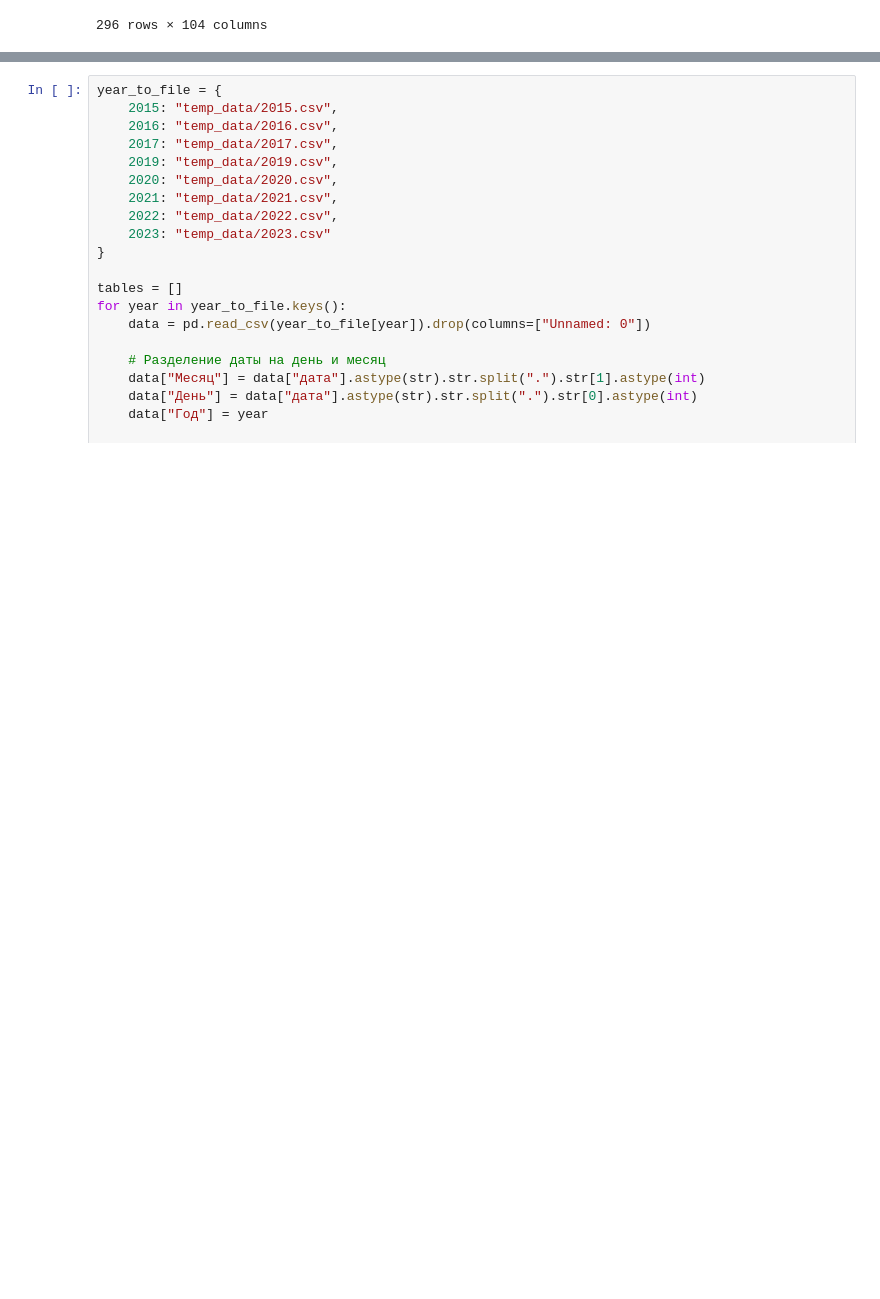
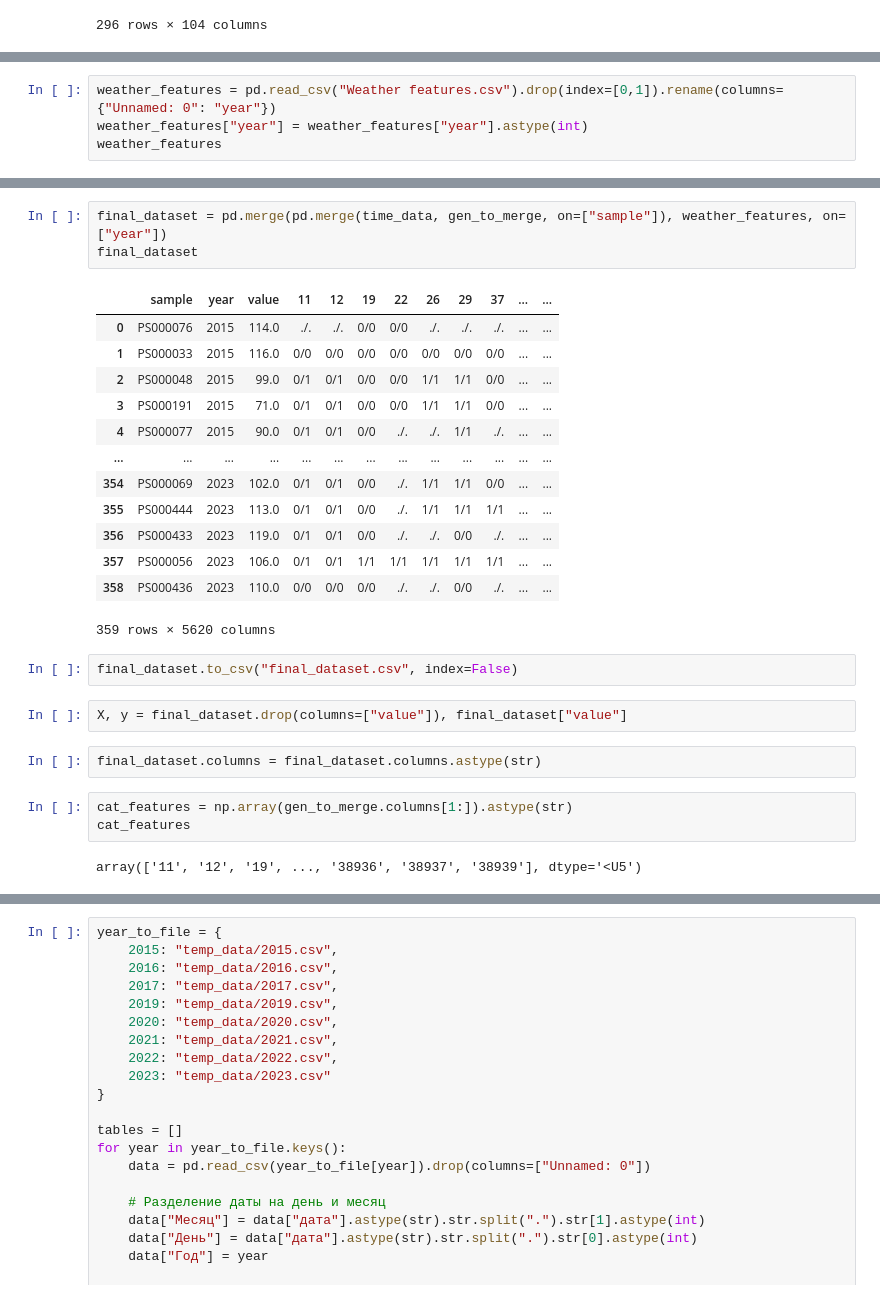
Before and after one commit to eMasov/AgroHack-Amalgama, a Jupyter notebook: AgroHack EDA.ipynb, the cells around one changed output, grey strips where cells are left out. Saved outputs shown, nothing was run; the diff lists cells and outputs as text; blank space fills up the shorter version.

```diff
--- a/AgroHack EDA.ipynb
+++ b/AgroHack EDA.ipynb
@@ -284,0 +346,4 @@ Index(['Время  (UTC)', 'дата', 'Ветер', '(напр.,м/с)', 'Ви
+# %%
+weather_features = pd.read_csv("Weather features.csv").drop(index=[0,1]).rename(columns={"Unnamed: 0": "year"})
+weather_features["year"] = weather_features["year"].astype(int)
+weather_features
@@ -284,0 +361,28 @@ Index(['Время  (UTC)', 'дата', 'Ветер', '(напр.,м/с)', 'Ви
+# %%
+final_dataset = pd.merge(pd.merge(time_data, gen_to_merge, on=["sample"]), weather_features, on=["year"])
+final_dataset
+# %% [output]
+|  | sample | year | value | 11 | 12 | 19 | 22 | 26 | 29 | 37 | ... | ... |
+| 0 | PS000076 | 2015 | 114.0 | ./. | ./. | 0/0 | 0/0 | ./. | ./. | ./. | ... | ... |
+| 1 | PS000033 | 2015 | 116.0 | 0/0 | 0/0 | 0/0 | 0/0 | 0/0 | 0/0 | 0/0 | ... | ... |
+| 2 | PS000048 | 2015 | 99.0 | 0/1 | 0/1 | 0/0 | 0/0 | 1/1 | 1/1 | 0/0 | ... | ... |
+| 3 | PS000191 | 2015 | 71.0 | 0/1 | 0/1 | 0/0 | 0/0 | 1/1 | 1/1 | 0/0 | ... | ... |
+| 4 | PS000077 | 2015 | 90.0 | 0/1 | 0/1 | 0/0 | ./. | ./. | 1/1 | ./. | ... | ... |
+| ... | ... | ... | ... | ... | ... | ... | ... | ... | ... | ... | ... | ... |
+| 354 | PS000069 | 2023 | 102.0 | 0/1 | 0/1 | 0/0 | ./. | 1/1 | 1/1 | 0/0 | ... | ... |
+| 355 | PS000444 | 2023 | 113.0 | 0/1 | 0/1 | 0/0 | ./. | 1/1 | 1/1 | 1/1 | ... | ... |
+| 356 | PS000433 | 2023 | 119.0 | 0/1 | 0/1 | 0/0 | ./. | ./. | 0/0 | ./. | ... | ... |
+| 357 | PS000056 | 2023 | 106.0 | 0/1 | 0/1 | 1/1 | 1/1 | 1/1 | 1/1 | 1/1 | ... | ... |
+| 358 | PS000436 | 2023 | 110.0 | 0/0 | 0/0 | 0/0 | ./. | ./. | 0/0 | ./. | ... | ... |
+359 rows × 5620 columns
+# %%
+final_dataset.to_csv("final_dataset.csv", index=False)
+# %%
+X, y = final_dataset.drop(columns=["value"]), final_dataset["value"]
+# %%
+final_dataset.columns = final_dataset.columns.astype(str)
+# %%
+cat_features = np.array(gen_to_merge.columns[1:]).astype(str)
+cat_features
+# %% [output]
+array(['11', '12', '19', ..., '38936', '38937', '38939'], dtype='<U5')
```
Also changed, not shown: parts of 15 cells of this notebook.
